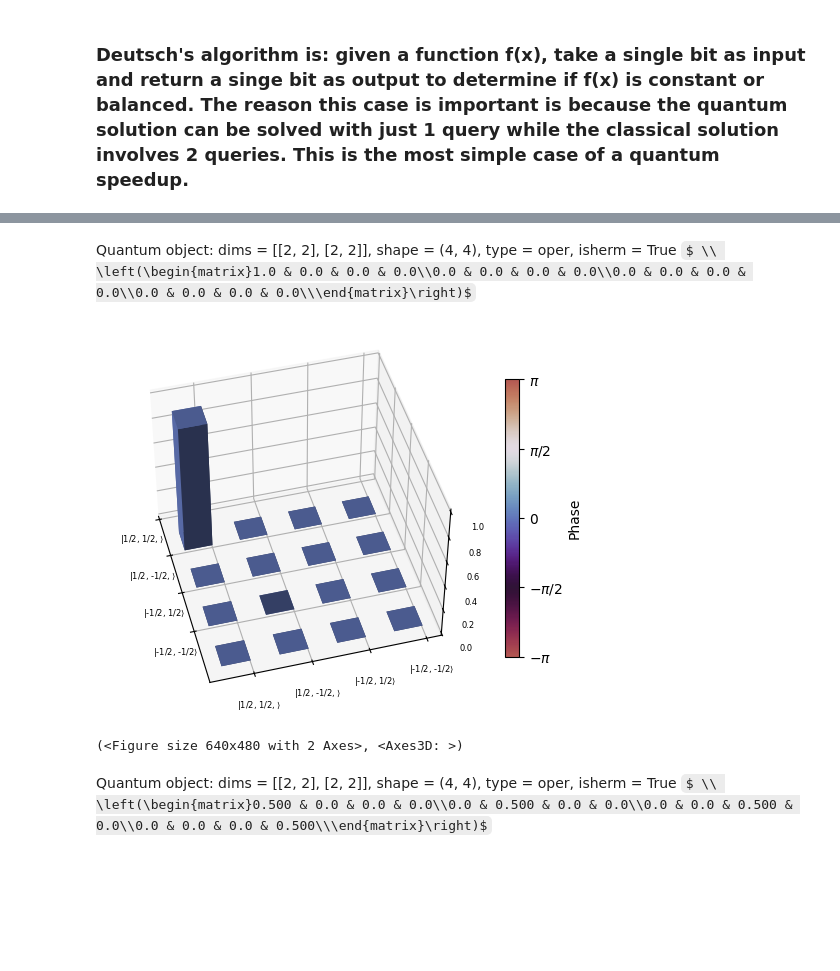
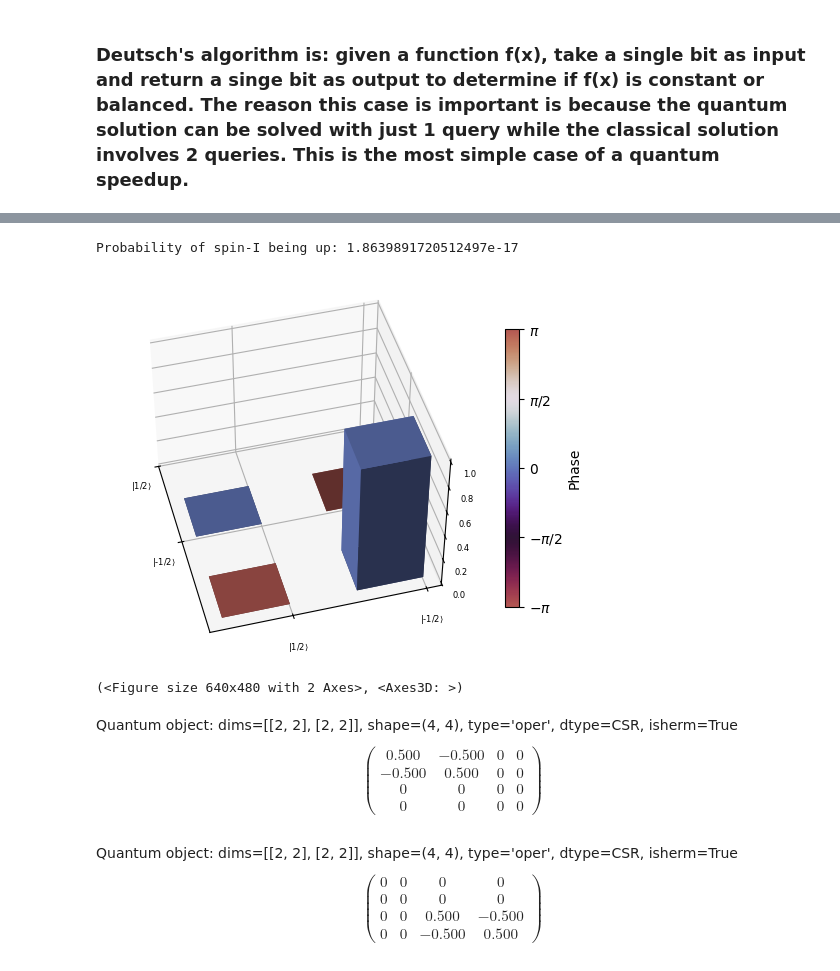
Before and after one commit to donnydavino1/Quantum_Brain, a Jupyter notebook: Quantum Algorithms/V2_Deutsch_algorithm.ipynb, the cells around one changed output, grey strips where cells are left out. Drawn from its saved outputs; the diff is of its cells as text; code cells hidden in the pictures; some formulas as TeX source; blank space fills up the shorter version.

```diff
--- a/Quantum Algorithms/V2_Deutsch_algorithm.ipynb
+++ b/Quantum Algorithms/V2_Deutsch_algorithm.ipynb
@@ -115,15 +110,27 @@ psplt.plot_complex_density_matrix(RHO_1000)
-# %%
-CLEAN_1000
-# %% [output]
-Quantum object: dims = [[2, 2], [2, 2]], shape = (4, 4), type = oper, isherm = True $ \\ \left(\begin{matrix}1.0 & 0.0 & 0.0 & 0.0\\0.0 & 0.0 & 0.0 & 0.0\\0.0 & 0.0 & 0.0 & 0.0\\0.0 & 0.0 & 0.0 & 0.0\\\end{matrix}\right)$
-# %%
-PULSE1=HAD_I * HAD_S * CLEAN_1000 * HAD_S.dag() * HAD_I.dag()
-PULSE2=HAD_I * HAD_S * PULSE1 * HAD_S.dag() * HAD_I.dag()
-psplt.plot_complex_density_matrix(PULSE2)
-# %% [output]
-[figure, removed]
-(<Figure size 640x480 with 2 Axes>, <Axes3D: >)
-# %%
-1/2*(CLEAN_1000+CLEAN_0100+CLEAN_0010+CLEAN_0001)
-# %% [output]
-Quantum object: dims = [[2, 2], [2, 2]], shape = (4, 4), type = oper, isherm = True $ \\ \left(\begin{matrix}0.500 & 0.0 & 0.0 & 0.0\\0.0 & 0.500 & 0.0 & 0.0\\0.0 & 0.0 & 0.500 & 0.0\\0.0 & 0.0 & 0.0 & 0.500\\\end{matrix}\right)$
+# %%
+#Another way to check
+
+# Example: 2-spin density matrix (4x4)
+rho = pi_3_simulation
+
+# Reduced density matrix for spin I (first spin)
+rho_I = rho.ptrace(0)
+
+# Probability of spin-I being up
+P_up = rho_I[0, 0].real  # Real part of diagonal element
+print(f"Probability of spin-I being up: {P_up}")
+# %% [output]
+Probability of spin-I being up: 1.8639891720512497e-17
+# %%
+psplt.plot_complex_density_matrix(rho_I)
+# %% [output]
+[figure, added]
+(<Figure size 640x480 with 2 Axes>, <Axes3D: >)
+# %%
+0.25*op.IDENTITY - 0.50*op.Sx + 0.50*op.Iz - 1.00*op.IzSx
+# %% [output]
+Quantum object: dims=[[2, 2], [2, 2]], shape=(4, 4), type='oper', dtype=CSR, isherm=True$$\left(\begin{array}{cc}0.500 & -0.500 & 0 & 0\\-0.500 & 0.500 & 0 & 0\\0 & 0 & 0 & 0\\0 & 0 & 0 & 0\end{array}\right)$$
+# %%
+(0.25*op.IDENTITY- 0.50*op.Sx - 0.50*op.Iz + 1.00*op.IzSx)
+# %% [output]
+Quantum object: dims=[[2, 2], [2, 2]], shape=(4, 4), type='oper', dtype=CSR, isherm=True$$\left(\begin{array}{cc}0 & 0 & 0 & 0\\0 & 0 & 0 & 0\\0 & 0 & 0.500 & -0.500\\0 & 0 & -0.500 & 0.500\end{array}\right)$$
```
Also changed, not shown: parts of 10 cells of this notebook, 40 other files.
